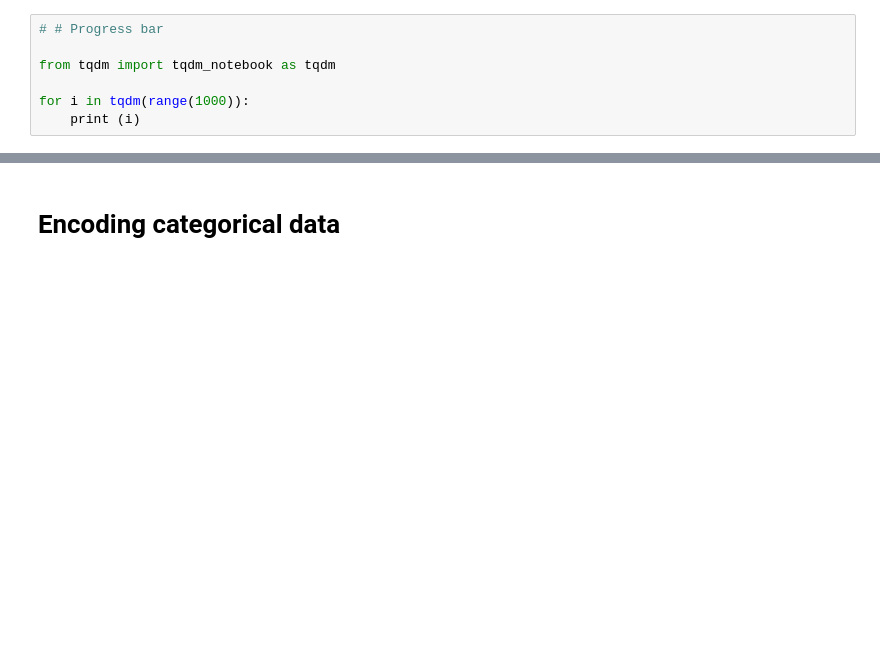
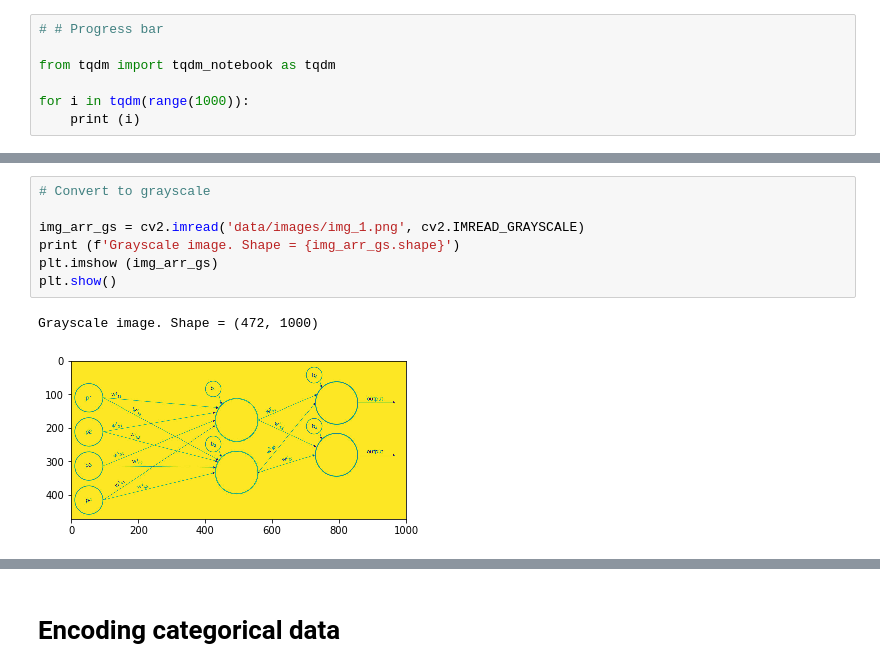
Before and after one commit to ebharucha/Misc, a Jupyter notebook: Cheat Sheet.ipynb, the cells around one changed output, grey strips where cells are left out. Cells and saved outputs as stored; diff of their text form; blank space fills up the shorter version.

```diff
--- a/Cheat Sheet.ipynb
+++ b/Cheat Sheet.ipynb
@@ -140,0 +178,10 @@ for i in tqdm(range(1000)):
+# %%
+# Convert to grayscale
+
+img_arr_gs = cv2.imread('data/images/img_1.png', cv2.IMREAD_GRAYSCALE)
+print (f'Grayscale image. Shape = {img_arr_gs.shape}')
+plt.imshow (img_arr_gs)
+plt.show()
+# %% [output]
+Grayscale image. Shape = (472, 1000)
+[figure, added]
```
Also changed, not shown: parts of 5 cells of this notebook.
